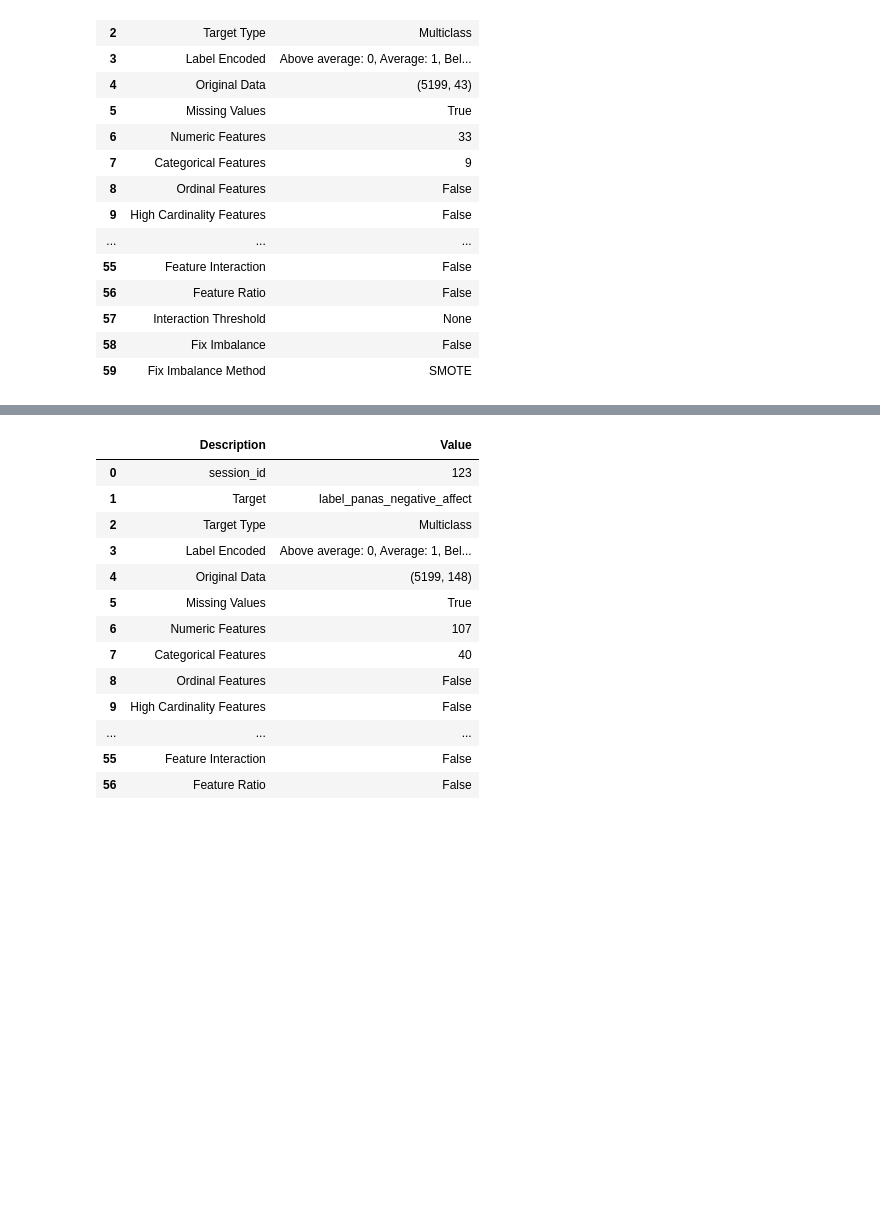
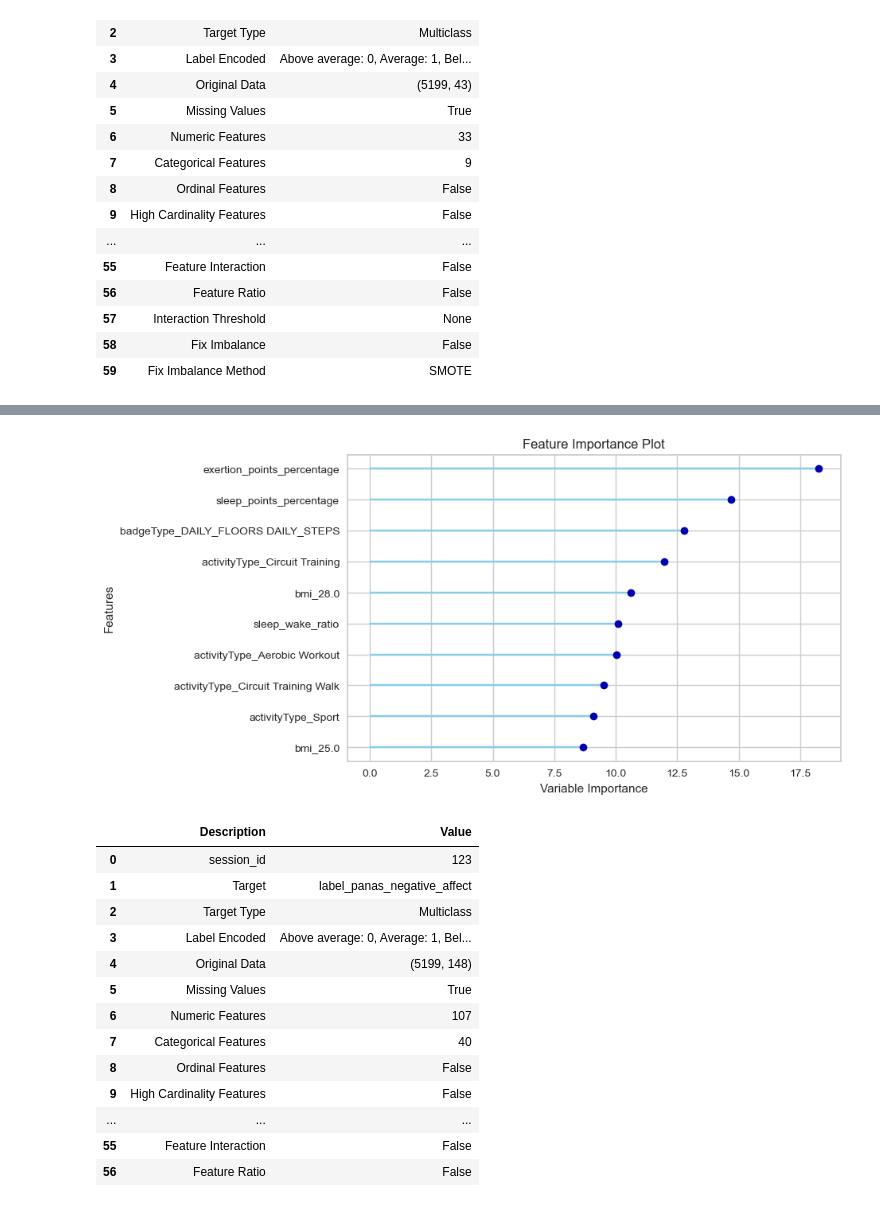
Before and after one commit to kcristinaa/RAIS-miniproject, a Jupyter notebook: notebooks_ml_models/predict_panas_daily.ipynb, the cells around one changed output, grey strips where cells are left out. Saved outputs shown, nothing was run; the diff lists cells and outputs as text; code cells hidden in the pictures; blank space fills up the shorter version.

```diff
--- a/notebooks_ml_models/predict_panas_daily.ipynb
+++ b/notebooks_ml_models/predict_panas_daily.ipynb
@@ -101,0 +102,2 @@ best = compare_models(sort = '%s'%metric) # change to F1 and AUC
+# %%
+model = create_model('lda')
@@ -102,3 +112,7 @@ best = compare_models(sort = '%s'%metric) # change to F1 and AUC
+# %%
+plot_model(model, plot='feature')
+# %% [output]
+[figure, added]
 # %%
 panas = df_pre.drop(columns=['date', 'label_sema_negative_feelings', 'label_ipip_agreeableness_category', 'label_ipip_extraversion_category','label_ipip_intellect_category', 'label_ipip_conscientiousness_category', 'label_stai_stress_category', 'label_ipip_stability_category', 'label_ttm_stage', 'label_breq_self_determination'])
 # %%
```
Also changed, not shown: parts of 3 cells of this notebook, 6 other files.
